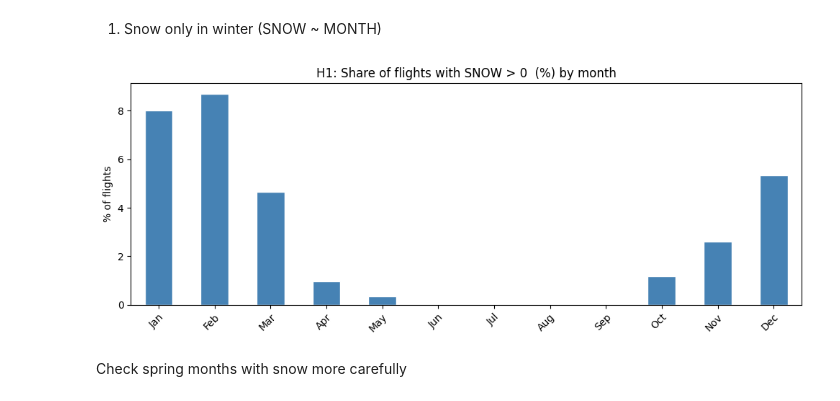
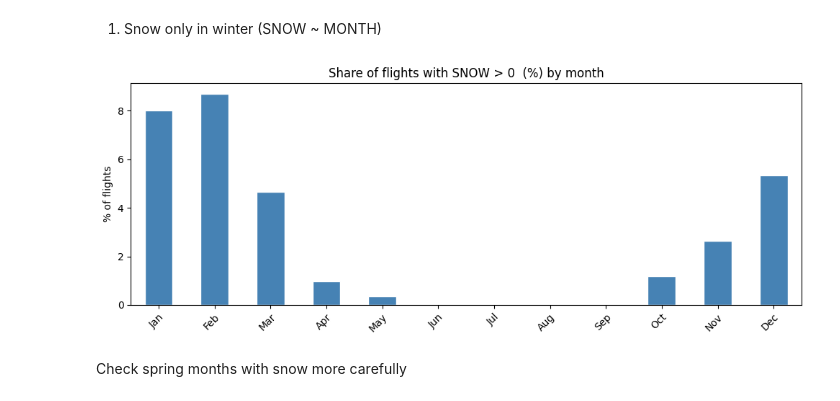
Before and after one commit to AlinaYakubova/ml-flight-felay-prediction, a Jupyter notebook: flight_delay_prediction.ipynb, the cells around one changed output. Drawn from its saved outputs; the diff is of its cells as text; code cells hidden in the pictures.

Commit message:
fix graphs

```diff
--- a/flight_delay_prediction.ipynb
+++ b/flight_delay_prediction.ipynb
@@ -474,15 +469,15 @@ snow_by_month = (
 # %%
 fig, ax = plt.subplots(figsize=(10, 4))
 snow_by_month.plot(kind="bar", ax=ax, color="steelblue", edgecolor="white")
-ax.set_title("H1: Share of flights with SNOW > 0  (%) by month")
+ax.set_title("Share of flights with SNOW > 0  (%) by month")
 ax.set_ylabel("% of flights")
 ax.set_xlabel("")
 ax.tick_params(axis="x", rotation=45)
 plt.setp(ax.get_xticklabels(), ha="right", rotation_mode="anchor")
 plt.tight_layout()
 plt.show()
 # %% [output]
-[figure, old version]
+[figure, new version]
 # %% [markdown]
 Check spring months with snow more carefully
 # %%
```
Also changed, not shown: parts of 9 cells of this notebook.
